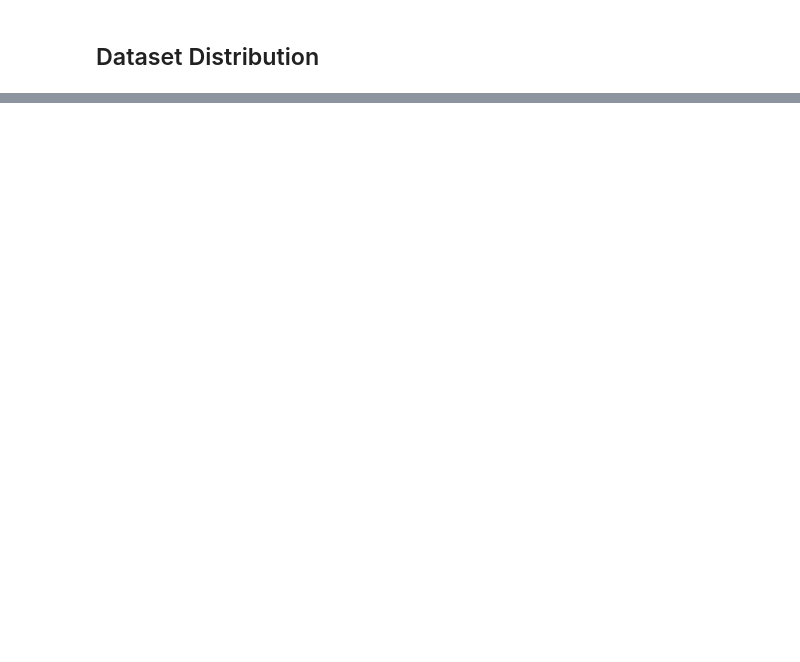
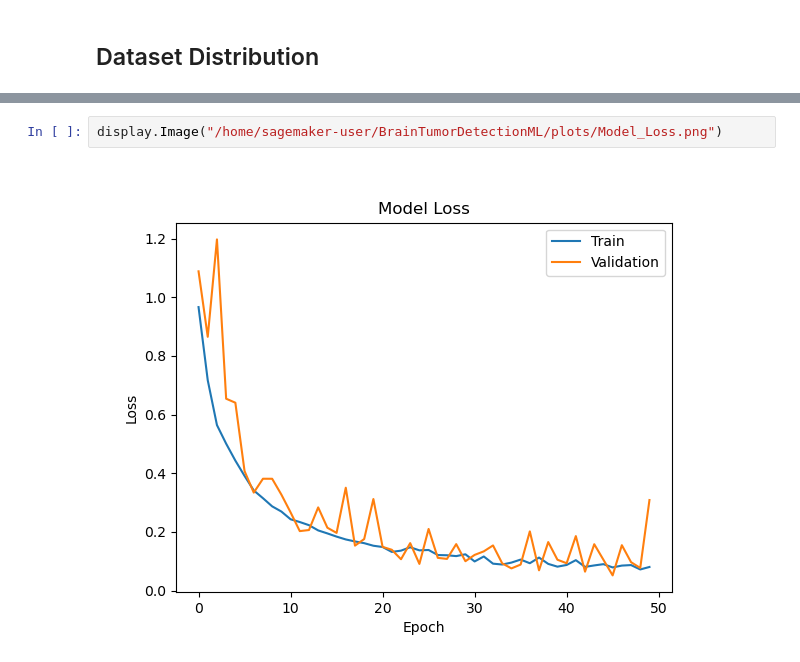
Before and after one commit to igicode2020/BrainTumorDetectionML, a Jupyter notebook: demo.ipynb, the cells around one changed output, grey strips where cells are left out. Saved outputs shown, nothing was run; the diff lists cells and outputs as text; blank space fills up the shorter version.

Commit message:
actually final stuff
finally done with this model

```diff
--- a/demo.ipynb
+++ b/demo.ipynb
@@ -48,0 +147,4 @@ display.Image("/home/sagemaker-user/BrainTumorDetectionML/plots/dataDistribution
+# %%
+display.Image("/home/sagemaker-user/BrainTumorDetectionML/plots/Model_Loss.png")
+# %% [output]
+[figure, added]
```
Also changed, not shown: parts of 19 cells of this notebook, 11 other files.
